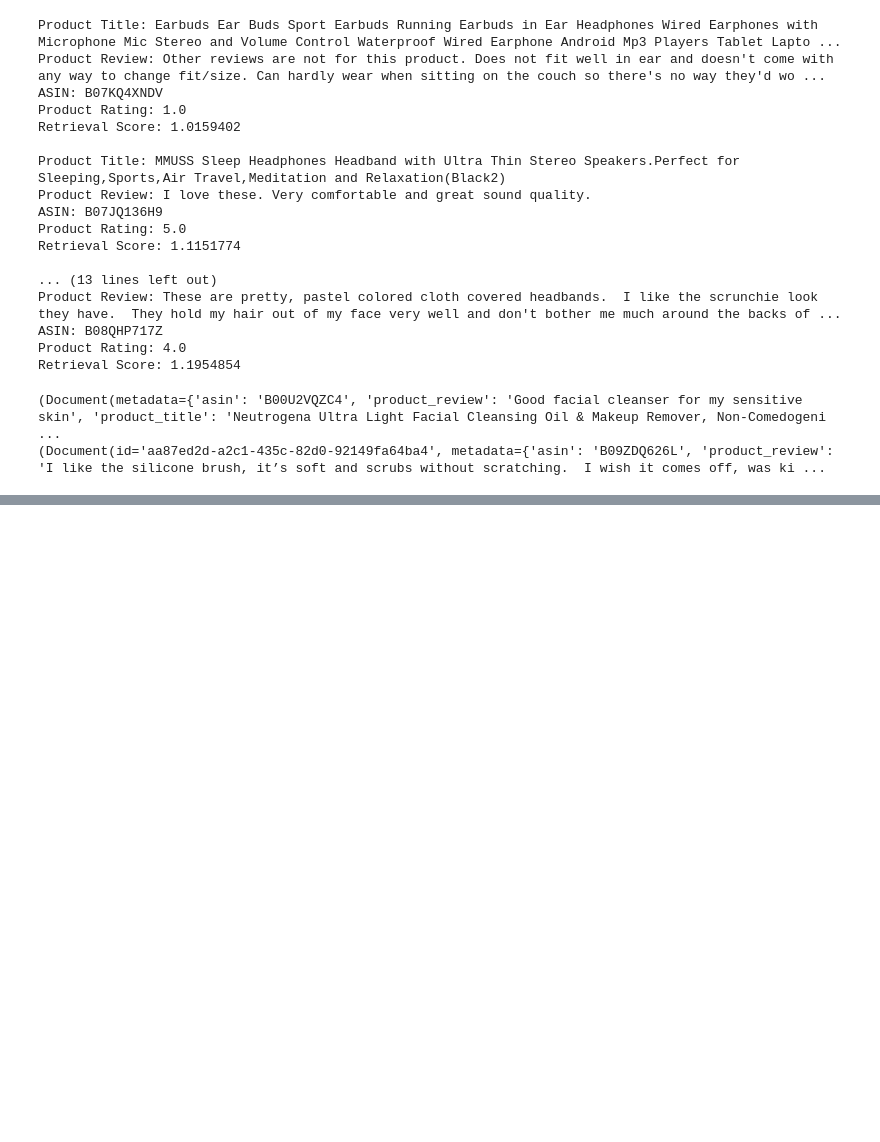
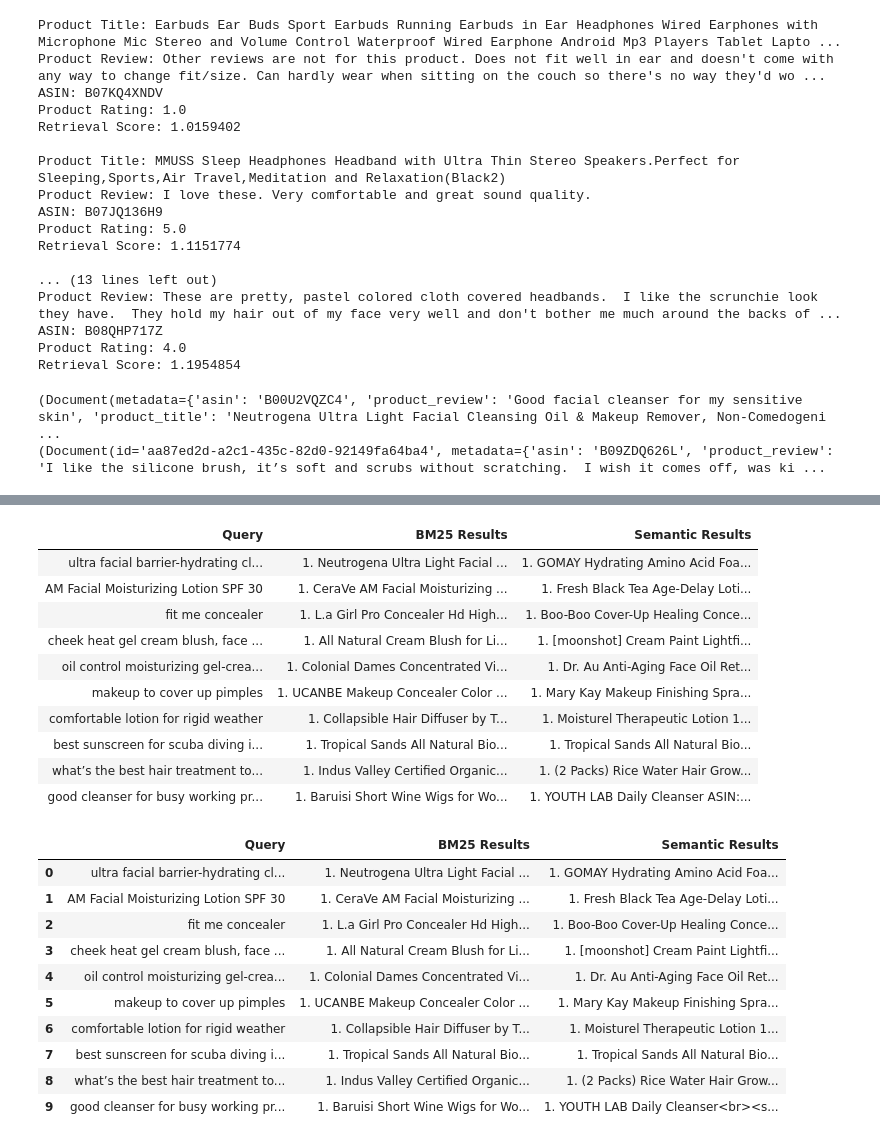
Before and after one commit to UBC-MDS/DSCI_575_project_rleeth_sapolr, a Jupyter notebook: notebooks/milestone1_exploration.ipynb, the cells around one changed output, grey strips where cells are left out. Saved outputs shown, nothing was run; the diff lists cells and outputs as text; code cells hidden in the pictures; blank space fills up the shorter version.

Commit message:
Displayed table

```diff
--- a/notebooks/milestone1_exploration.ipynb
+++ b/notebooks/milestone1_exploration.ipynb
@@ -232,7 +233,7 @@ print(all_results[test_query]["semantic"][0])
 (Document(metadata={'asin': 'B00U2VQZC4', 'product_review': 'Good facial cleanser for my sensitive skin', 'product_title': 'Neutrogena Ultra Light Facial Cleansing Oil & Makeup Remover, Non-Comedogeni ...
 (Document(id='aa87ed2d-a2c1-435c-82d0-92149fa64ba4', metadata={'asin': 'B09ZDQ626L', 'product_review': 'I like the silicone brush, it’s soft and scrubs without scratching.  I wish it comes off, was ki ...
 # %%
-def deduplicate_results(results, key="asin"):
+def deduplicate_results(results, key="asin", top_k=5):
     seen = set()
     unique_results = []
 
@@ -241,6 +242,8 @@ def deduplicate_results(results, key="asin"):
         if value not in seen:
             seen.add(value)
             unique_results.append(r)
+        if len(unique_results) == top_k:
+            break
 
     return unique_results
 # %%
@@ -262,8 +265,9 @@ for query, result_dict in all_results.items():
     bm25_formatted = [format_result(r) for r in result_dict["bm25"]]
     semantic_formatted = [format_result(r) for r in result_dict["semantic"]]
 
+    # Show only top 5
     formatted_results[query] = {
-        "bm25": deduplicate_results(bm25_formatted, key="asin"),
-        "semantic": deduplicate_results(semantic_formatted, key="asin"),
+        "bm25": deduplicate_results(bm25_formatted, key="asin", top_k=5),
+        "semantic": deduplicate_results(semantic_formatted, key="asin", top_k=5),
     }
 # %%
@@ -303,0 +314,47 @@ page_content='Neutrogena Ultra Light Facial Cleansing Oil & Makeup Remover, Non-
+# %%
+def results_to_html(results):
+    lines = []
+    for i, r in enumerate(results, 1):
+        title = r["title"][:90] + "..." if len(r["title"]) > 90 else r["title"]
+        lines.append(f"{i}. {title}<br><small>ASIN: {r['asin']} | Score: {r['score']:.3f}</small>")
+    return "<br><br>".join(lines)
+
+import pandas as pd
+
+from IPython.display import display, HTML
+
+rows = []
+
+for query, result_dict in formatted_results.items():
+    rows.append({
+        "Query": query,
+        "BM25 Results": results_to_html(result_dict["bm25"]),
+        "Semantic Results": results_to_html(result_dict["semantic"])
+    })
+
+df = pd.DataFrame(rows)
+display(HTML(df.to_html(escape=False, index=False)))
+df
+# %% [output]
+| Query | BM25 Results | Semantic Results |
+| ultra facial barrier-hydrating cl... | 1. Neutrogena Ultra Light Facial ... | 1. GOMAY Hydrating Amino Acid Foa... |
+| AM Facial Moisturizing Lotion SPF 30 | 1. CeraVe AM Facial Moisturizing ... | 1. Fresh Black Tea Age-Delay Loti... |
+| fit me concealer | 1. L.a Girl Pro Concealer Hd High... | 1. Boo-Boo Cover-Up Healing Conce... |
+| cheek heat gel cream blush, face ... | 1. All Natural Cream Blush for Li... | 1. [moonshot] Cream Paint Lightfi... |
+| oil control moisturizing gel-crea... | 1. Colonial Dames Concentrated Vi... | 1. Dr. Au Anti-Aging Face Oil Ret... |
+| makeup to cover up pimples | 1. UCANBE Makeup Concealer Color ... | 1. Mary Kay Makeup Finishing Spra... |
+| comfortable lotion for rigid weather | 1. Collapsible Hair Diffuser by T... | 1. Moisturel Therapeutic Lotion 1... |
+| best sunscreen for scuba diving i... | 1. Tropical Sands All Natural Bio... | 1. Tropical Sands All Natural Bio... |
+| what’s the best hair treatment to... | 1. Indus Valley Certified Organic... | 1. (2 Packs) Rice Water Hair Grow... |
+| good cleanser for busy working pr... | 1. Baruisi Short Wine Wigs for Wo... | 1. YOUTH LAB Daily Cleanser ASIN:... |
+|  | Query | BM25 Results | Semantic Results |
+| 0 | ultra facial barrier-hydrating cl... | 1. Neutrogena Ultra Light Facial ... | 1. GOMAY Hydrating Amino Acid Foa... |
+| 1 | AM Facial Moisturizing Lotion SPF 30 | 1. CeraVe AM Facial Moisturizing ... | 1. Fresh Black Tea Age-Delay Loti... |
+| 2 | fit me concealer | 1. L.a Girl Pro Concealer Hd High... | 1. Boo-Boo Cover-Up Healing Conce... |
+| 3 | cheek heat gel cream blush, face ... | 1. All Natural Cream Blush for Li... | 1. [moonshot] Cream Paint Lightfi... |
+| 4 | oil control moisturizing gel-crea... | 1. Colonial Dames Concentrated Vi... | 1. Dr. Au Anti-Aging Face Oil Ret... |
+| 5 | makeup to cover up pimples | 1. UCANBE Makeup Concealer Color ... | 1. Mary Kay Makeup Finishing Spra... |
+| 6 | comfortable lotion for rigid weather | 1. Collapsible Hair Diffuser by T... | 1. Moisturel Therapeutic Lotion 1... |
+| 7 | best sunscreen for scuba diving i... | 1. Tropical Sands All Natural Bio... | 1. Tropical Sands All Natural Bio... |
+| 8 | what’s the best hair treatment to... | 1. Indus Valley Certified Organic... | 1. (2 Packs) Rice Water Hair Grow... |
+| 9 | good cleanser for busy working pr... | 1. Baruisi Short Wine Wigs for Wo... | 1. YOUTH LAB Daily Cleanser<br><s... |
```
Also changed, not shown: parts of 5 cells of this notebook.
